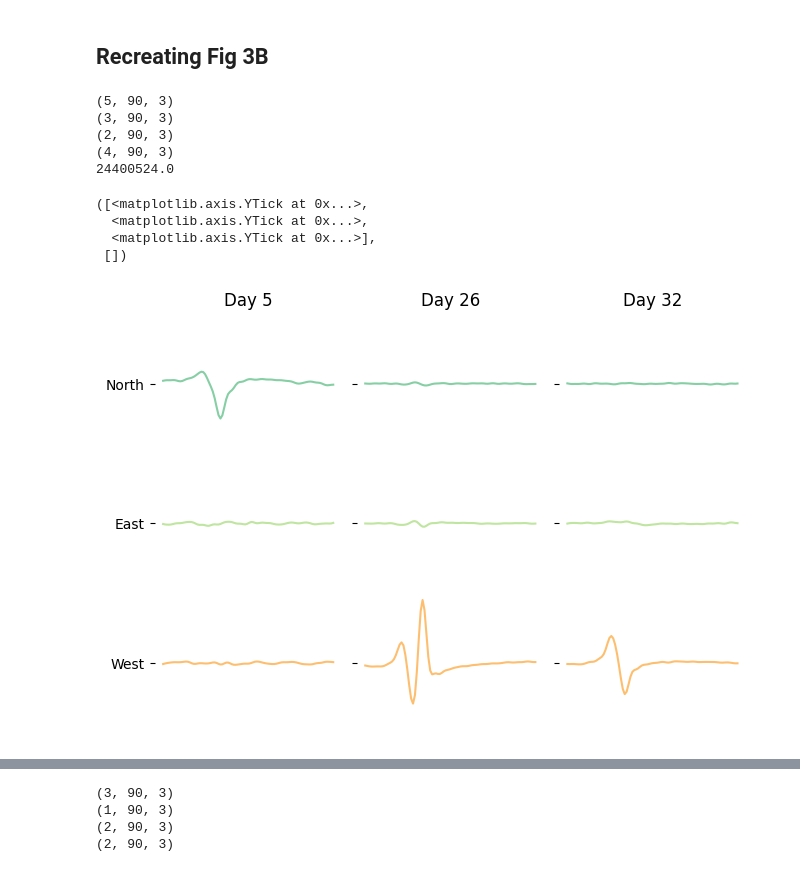
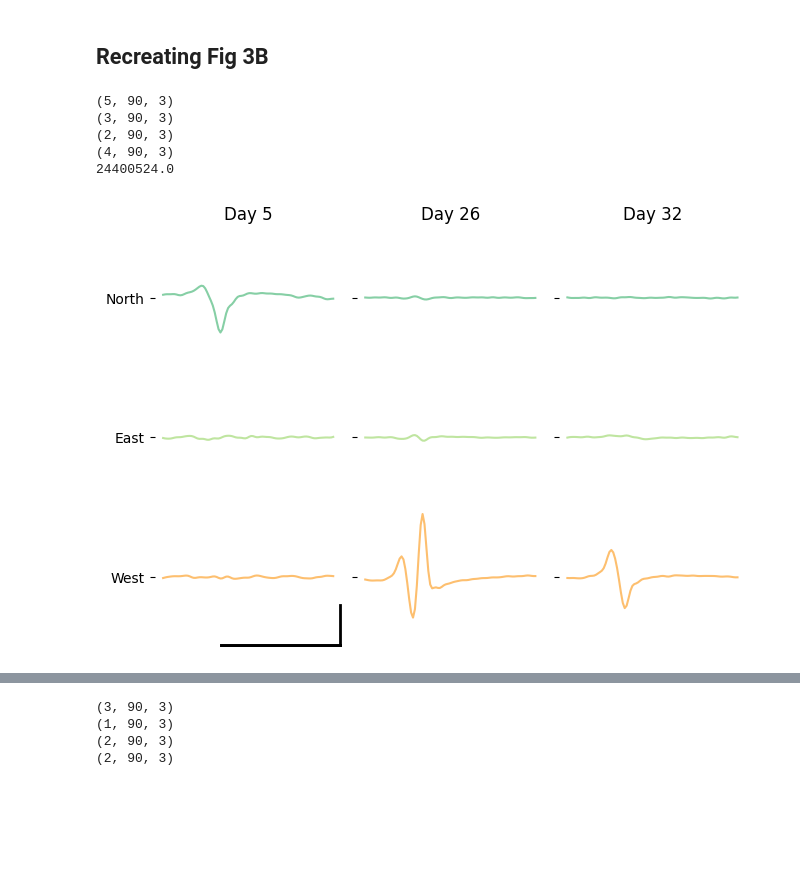
Before and after one commit to organoid-intelligence/neuralmodulation_shell_meas, a Jupyter notebook: notebooks/fig3.ipynb, the cells around one changed output, grey strips where cells are left out. Cells and saved outputs as stored; diff of their text form; code cells hidden in the pictures; blank space fills up the shorter version.

Commit message:
preliminary scaling bars for fig 3

```diff
--- a/notebooks/fig3.ipynb
+++ b/notebooks/fig3.ipynb
@@ -34,6 +34,11 @@ from pynwb import NWBHDF5IO, NWBFile
 from pynwb.ecephys import LFP, ElectricalSeries
 from pprint import pprint
 import matplotlib
+
+#SCALING CONSTANTS
+INTAN_RAW_DATA_SCALING_FACTOR = (1/1000) #units/microvolt - Intan data is in uVs, NWB is scaled down by 1000
+INTAN_SPIKE_TEMPLATE_SCALING_FACTOR = 1000000 #units/microvolt - NWB data scaled by 10^6 in spike interface pipelien
+INTAN_FS = 30000 #units/microvolt - NWB data scaled by 10^6 in spike interface pipelien
 # %%
 # Helper functions for plotting
 
@@ -83,3 +86,5 @@ fpath = '../data/NWBFiles/'
+# %%
+fpath = '/Volumes/T7/surpass/electrophysiology/Gracias Data/paper_data/figure3/'
 # %% [markdown]
 ## Recreating Figure 3A
 plot channels from the same organoid on different days
@@ -96,7 +101,7 @@ for i in np.arange(len(recordings)):
     thresh = threshs[i]
     recording = recordings[i]
 
-    rec = se.read_nwb_recording(fpath+recording,electrical_series_name="ES")
+    rec = se.read_nwb_recording(fpath+recording)#,electrical_series_name="ES")
     multi_shank = gen_probe()
     rec = rec.set_probe(multi_shank)
 
@@ -154,4 +234,5 @@ dy
 # %%
+#UPDATED PLOTTNG EXAMPLE
 from mpl_toolkits.axes_grid1.anchored_artists import AnchoredSizeBar
 rgba1 = cmap(1/3)
 rgba2 = cmap(2/3)
@@ -178,17 +259,14 @@ plt.ylim(dy-0.07, (2*dy-0.05))
 
 #plt.tight_layout()
 plt.yticks([dy-0.088, (dy*1.5)-0.05, (2*dy)-0.02], labels=['West', 'East', 'North'])
-"""
-scalebar = AnchoredSizeBar(ax[0],
-                           20, '20 m', 'lower center',
-                           pad=0.1,
-                           color='white',
-                           frameon=False,
-                           size_vertical=1)
 
-ax.add_artist(scalebar)
-"""
-plt.savefig('./fig3a.svg')
+length_x = INTAN_FS*12
+# time bar of 12 s on the first panel
+add_time_scalebar(ax[0], length_x=length_x, label='', loc='lower right', color='black')
+
+# amplitude bar of 10 µV (convert to your y-data via INTAN_RAW_DATA_SCALING_FACTOR)
+add_amp_scalebar(ax[0], height_y=10*INTAN_RAW_DATA_SCALING_FACTOR,
+                 label='', loc='lower right', color='black')
 # %% [output]
 750000
 750000
@@ -265,9 +418,13 @@ spike_template_files = ['spikingdata_updated/SO1_230613waveforms_folder/template
                         'spikingdata_updated/SO1_230706waveforms_folder/templates_average.npy',
                         #'',
                         'spikingdata_updated/SO1_230721waveforms_folder/templates_average.npy']
-fpath_spikes = '/media/t7/surpass/electrophysiology/Gracias Data/ExperimentalData_2month_Round1/'
+fpath_spikes = '/Volumes/T7/surpass/electrophysiology/Gracias Data/paper_data/figure3/fig3/'
 
-Days = ['0613','0615','0620','0622','0629','0705','0706','0721']
+#Match plot in figure
+short_days = [days[0],days[4],days[5],days[6]]
+short_recordings = [recordings[0],recordings[4],recordings[5],days[6]]
+short_index = [0,4,5,6]
+
 short_spike_inds = [1,1,1,0]
 alldata = []
 dy = 0
@@ -280,35 +437,39 @@ for i in np.arange(len(short_recordings)):
 from mpl_toolkits.axes_grid1.anchored_artists import AnchoredSizeBar
 rgba1 = cmap(1/3)
 rgba2 = cmap(2/3)
 rgba3 = cmap(3/4)
 
 print(dy)
 #plt.plot(alldata[0][:,2])
 fig, ax = plt.subplots(1, len(short_recordings)-1, sharex=True, sharey=True)
 for i in np.arange(len(ax)):
     ax[i].spines['right'].set_visible(False)
     ax[i].spines['left'].set_visible(False)
     ax[i].spines['bottom'].set_visible(False)
     ax[i].spines['top'].set_visible(False)
 
     ax[i].plot(alldata[i][:,2] + 0.5*dy, color=rgba1)
     ax[i].plot(alldata[i][:,1] + 1.5*dy, color=rgba2)
     ax[i].plot(alldata[i][:,0] + 2.5*dy, color=rgba3)
 
     ax[i].get_xaxis().set_visible(False)
     ax[i].set_title(days[short_index[i]])
 
 plt.ylim(0, (3*dy))
 plt.tight_layout()
 plt.yticks([0.5*dy, dy*1.5, 2.5*dy], labels=['West', 'East', 'North'])
+
+length_x = INTAN_FS*0.002
+# time bar of 2 ms on the first panel
+spike_add_time_scalebar(ax[0], length_x=length_x, label='', loc='lower right', color='black')
+
+# amplitude bar of 10 µV (convert to your y-data via INTAN_RAW_DATA_SCALING_FACTOR)
+spike_add_amp_scalebar(ax[0], height_y=10*INTAN_SPIKE_TEMPLATE_SCALING_FACTOR,
+                 label='', loc='lower right', color='black')
 # %% [output]
 (5, 90, 3)
 (3, 90, 3)
 (2, 90, 3)
 (4, 90, 3)
 24400524.0
-([<matplotlib.axis.YTick at 0x...>,
-  <matplotlib.axis.YTick at 0x...>,
-  <matplotlib.axis.YTick at 0x...>],
- [])
-[figure, old version]
+[figure, new version]
```
Also changed, not shown: parts of 7 cells of this notebook, 1 other file.
